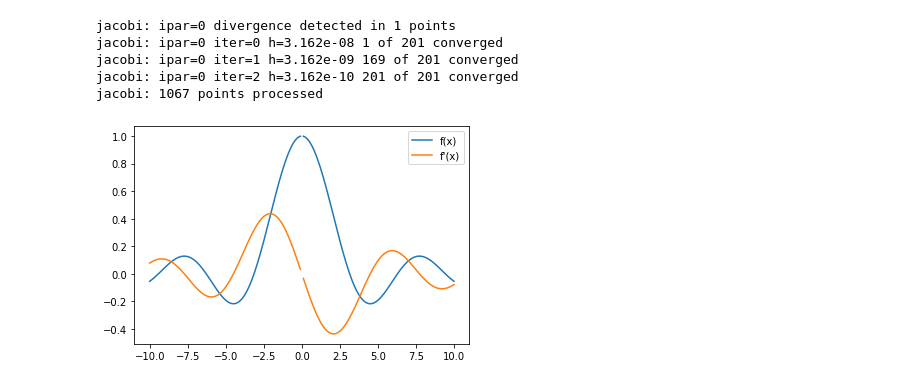
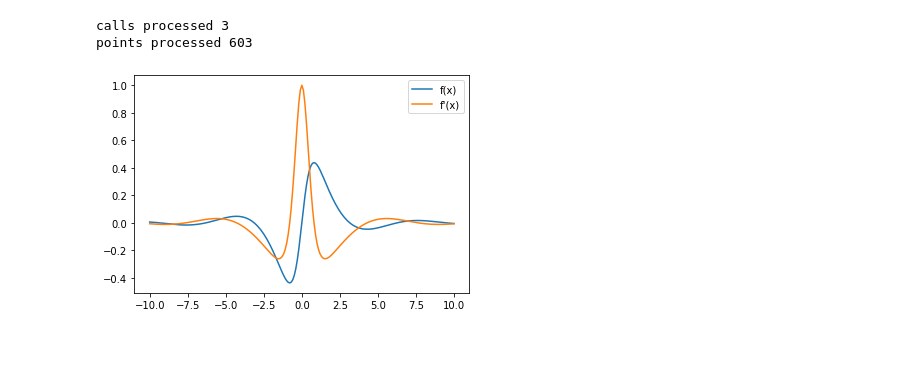
Before and after one commit to HDembinski/HDembinski.github.io, a Jupyter notebook: Numerical Jacobian.ipynb, the cells around one changed output. Drawn from its saved outputs; the diff is of its cells as text; code cells hidden in the pictures; blank space fills up the shorter version.

```diff
--- a/Numerical Jacobian.ipynb
+++ b/Numerical Jacobian.ipynb
@@ -128,22 +129,36 @@ def vjacobi(
 # %%
 x = np.linspace(-10, 10, 201)
 
-def f(x, p):
-  y = np.abs(x + p)
-  return np.sin(y)/y
+class F:
+    nf = 0
+    nx = 0
 
+    def __init__(self, *args):
+        if len(args) == 1:
+            self.x, = args
+
+    def __call__(self, *args):
+        if len(args) == 2:
+            x, p = args
+        else:
+            p, = args
+            x = self.x
+        self.nf += 1
+        self.nx += len(x)
+        y = (x + p)
+        return np.sin(y)/(y**2 + 1)
+
+f = F()
 p = np.array([0.0])
 # fx, fpx = vjacobi(f, x, p, dp=np.array([1e-9]), rtol=0, debug=1)
-fx, fpx = vjacobi(f, x, p, rtol=0, debug=1)
+fx, fpx = vjacobi(f, x, p, rtol=1e-3, debug=1)
+print("calls processed", f.nf)
+print("points processed", f.nx)
 
 plt.plot(x, fx, label="f(x)")
 plt.plot(x, fpx, label="f'(x)")
-# plt.ylim(-10, 10)
 plt.legend();
 # %% [output]
-jacobi: ipar=0 divergence detected in 1 points
-jacobi: ipar=0 iter=0 h=3.162e-08 1 of 201 converged
-jacobi: ipar=0 iter=1 h=3.162e-09 169 of 201 converged
-jacobi: ipar=0 iter=2 h=3.162e-10 201 of 201 converged
-jacobi: 1067 points processed
+calls processed 3
+points processed 603
-[figure, old version]
+[figure, new version]
```
Also changed, not shown: parts of 11 cells of this notebook.
